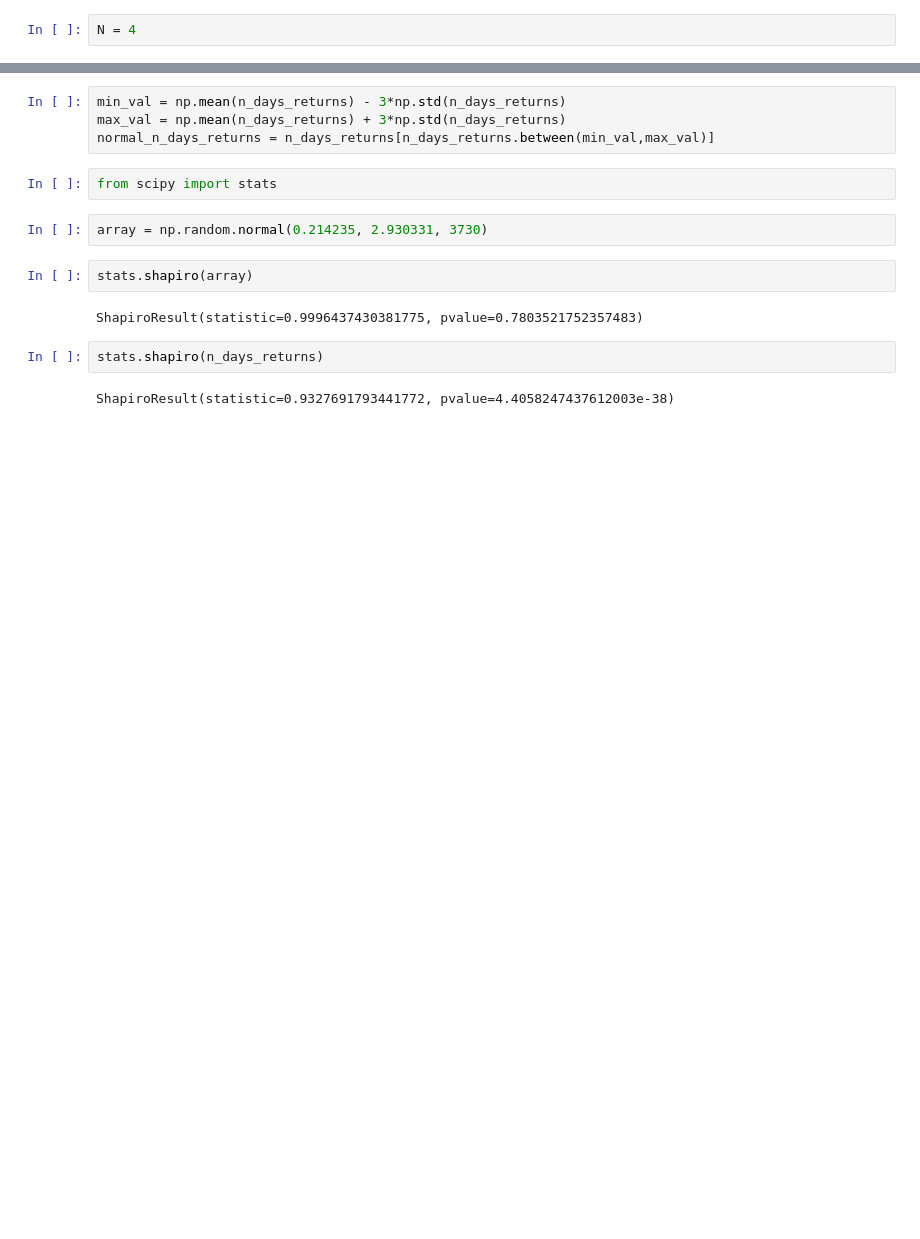
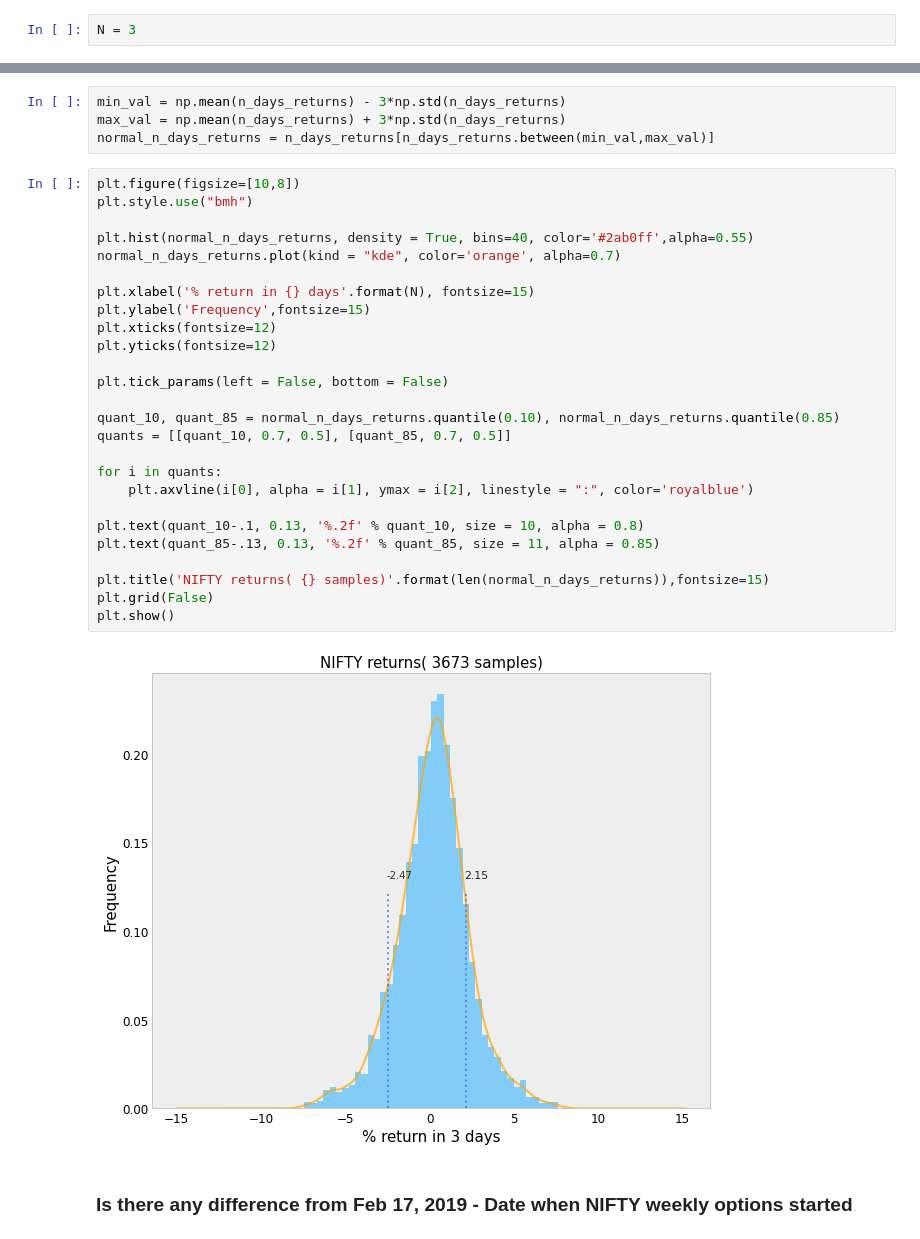
Before and after one commit to yantraguru/niftystats, a Jupyter notebook: notebooks/Typical Returns in n days.ipynb, the cells around one changed output, grey strips where cells are left out. Saved outputs shown, nothing was run; the diff lists cells and outputs as text; blank space fills up the shorter version.

Commit message:
added weekly option stats

```diff
--- a/notebooks/Typical Returns in n days.ipynb
+++ b/notebooks/Typical Returns in n days.ipynb
@@ -3,7 +3,7 @@ This notebook computes typical returns oven n days for NIFTY
 
 N = number of days
 # %%
-N = 4
+N = 3
 # %%
 import numpy as np
 import pandas as pd
@@ -60,15 +28,33 @@ Name: Close, dtype: float64
 min_val = np.mean(n_days_returns) - 3*np.std(n_days_returns)
 max_val = np.mean(n_days_returns) + 3*np.std(n_days_returns)
 normal_n_days_returns = n_days_returns[n_days_returns.between(min_val,max_val)]
-# %%
-from scipy import stats
-# %%
-array = np.random.normal(0.214235, 2.930331, 3730)
-# %%
-stats.shapiro(array)
-# %% [output]
-ShapiroResult(statistic=0.9996437430381775, pvalue=0.7803521752357483)
-# %%
-stats.shapiro(n_days_returns)
-# %% [output]
-ShapiroResult(statistic=0.9327691793441772, pvalue=4.4058247437612003e-38)
+# %%
+plt.figure(figsize=[10,8])
+plt.style.use("bmh")
+
+plt.hist(normal_n_days_returns, density = True, bins=40, color='#2ab0ff',alpha=0.55)
+normal_n_days_returns.plot(kind = "kde", color='orange', alpha=0.7)
+
+plt.xlabel('% return in {} days'.format(N), fontsize=15)
+plt.ylabel('Frequency',fontsize=15)
+plt.xticks(fontsize=12)
+plt.yticks(fontsize=12)
+
+plt.tick_params(left = False, bottom = False)
+
+quant_10, quant_85 = normal_n_days_returns.quantile(0.10), normal_n_days_returns.quantile(0.85)
+quants = [[quant_10, 0.7, 0.5], [quant_85, 0.7, 0.5]]
+
+for i in quants:
+    plt.axvline(i[0], alpha = i[1], ymax = i[2], linestyle = ":", color='royalblue')
+
+plt.text(quant_10-.1, 0.13, '%.2f' % quant_10, size = 10, alpha = 0.8)
+plt.text(quant_85-.13, 0.13, '%.2f' % quant_85, size = 11, alpha = 0.85)
+
+plt.title('NIFTY returns( {} samples)'.format(len(normal_n_days_returns)),fontsize=15)
+plt.grid(False)
+plt.show()
+# %% [output]
+[figure, added]
+# %% [markdown]
+### Is there any difference from Feb 17, 2019 - Date when NIFTY weekly options started
```
Also changed, not shown: parts of 14 cells of this notebook.
